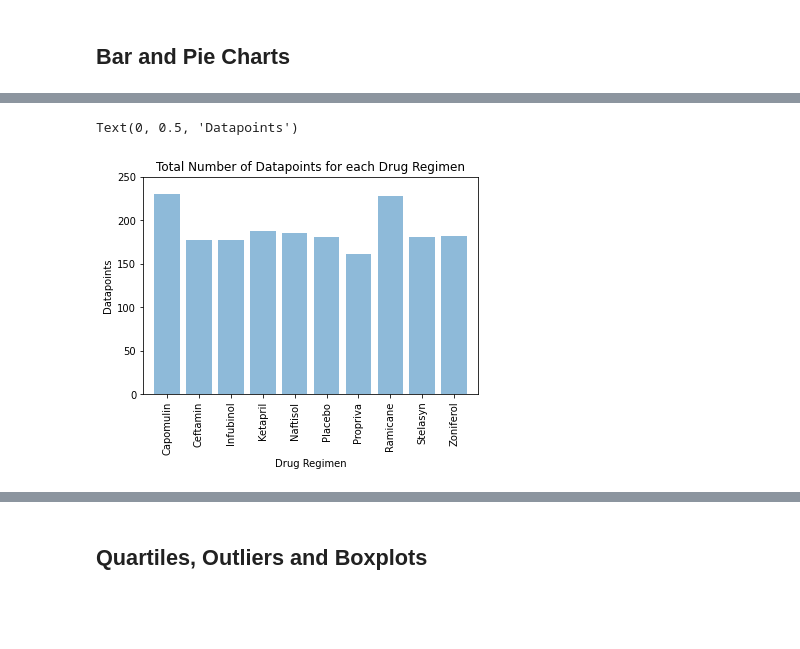
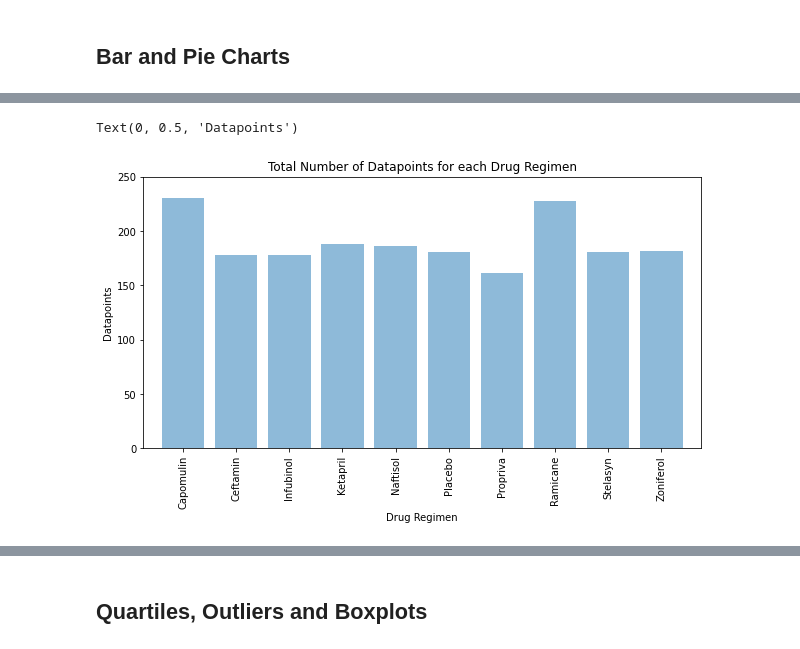
Before and after one commit to cveras33/matplotlib-challenge, a Jupyter notebook: Pymaceuticals/pymaceuticals_starter.ipynb, the cells around one changed output, grey strips where cells are left out. Saved outputs shown, nothing was run; the diff lists cells and outputs as text; code cells hidden in the pictures; blank space fills up the shorter version.

```diff
--- a/Pymaceuticals/pymaceuticals_starter.ipynb
+++ b/Pymaceuticals/pymaceuticals_starter.ipynb
@@ -119,21 +122,22 @@ drug_regimen_count_df.plot.bar()
 # %%
 # General identical bar plot using pyplot instead of pandas.
+plt.figure(figsize = (10,5))
 plt.bar(x_axis, drug_regimen_data_points, alpha = 0.5, align = "center")
 
 plt.xlim(-0.75, len(x_axis)-0.25)
 plt.ylim(0, max(drug_regimen_data_points)+20)
 
 
 tick_locations = [value for value in x_axis]
 # QUESTION: is there a way to use the drug regimen names from the df here or do you need to manually type them out?
 plt.xticks(tick_locations, ["Capomulin", "Ceftamin", "Infubinol", "Ketapril", "Naftisol", "Placebo", "Propriva",
                             "Ramicane", "Stelasyn", "Zoniferol"], rotation = "vertical")
 
 plt.title("Total Number of Datapoints for each Drug Regimen")
 plt.xlabel("Drug Regimen")
 plt.ylabel("Datapoints")
 # %% [output]
 Text(0, 0.5, 'Datapoints')
-[figure, old version]
+[figure, new version]
 # %%
 sex_distribution = merged_df.groupby(["Sex"]).count()["Mouse ID"]
```
Also changed, not shown: parts of 5 cells of this notebook.
